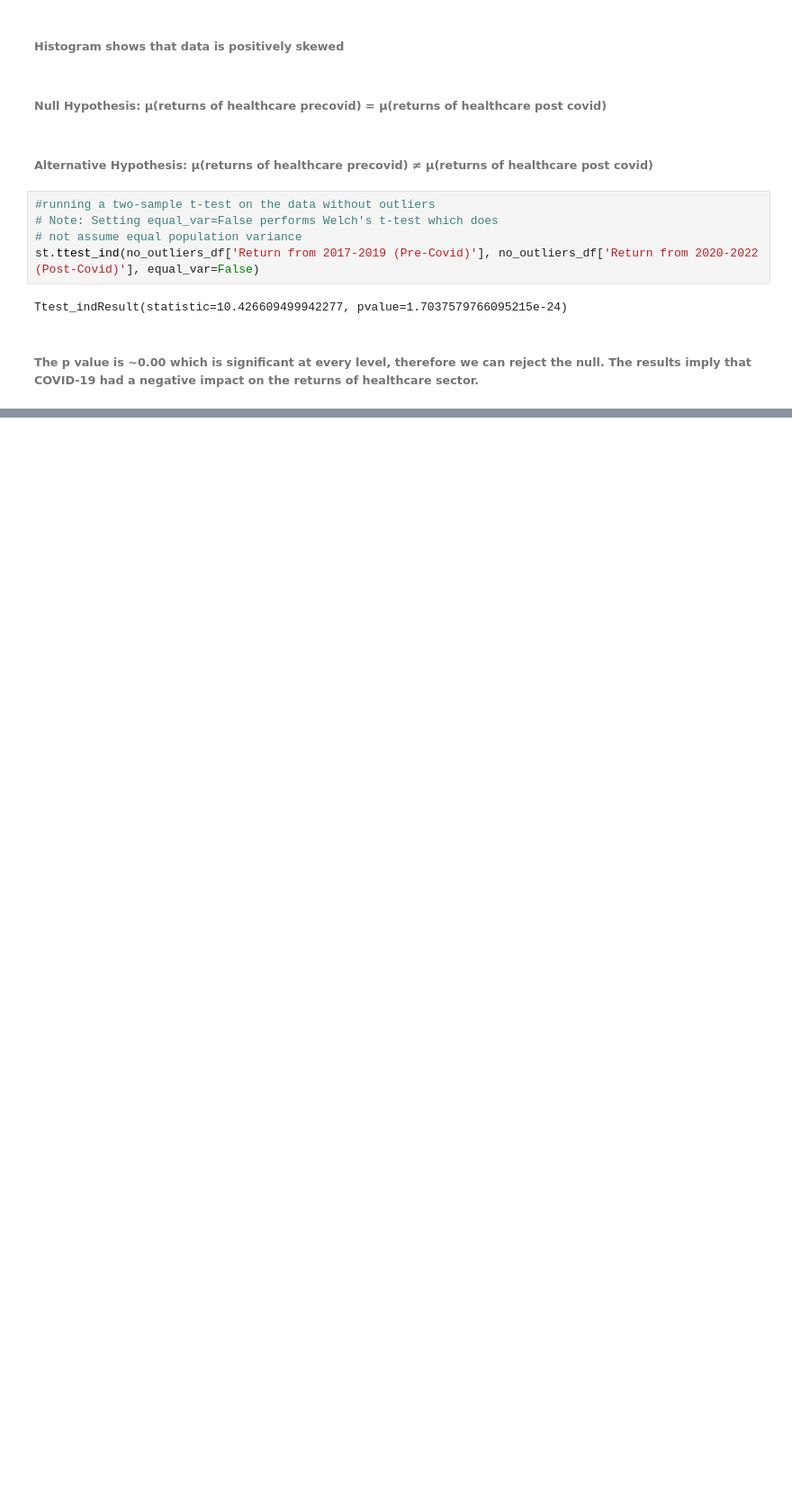
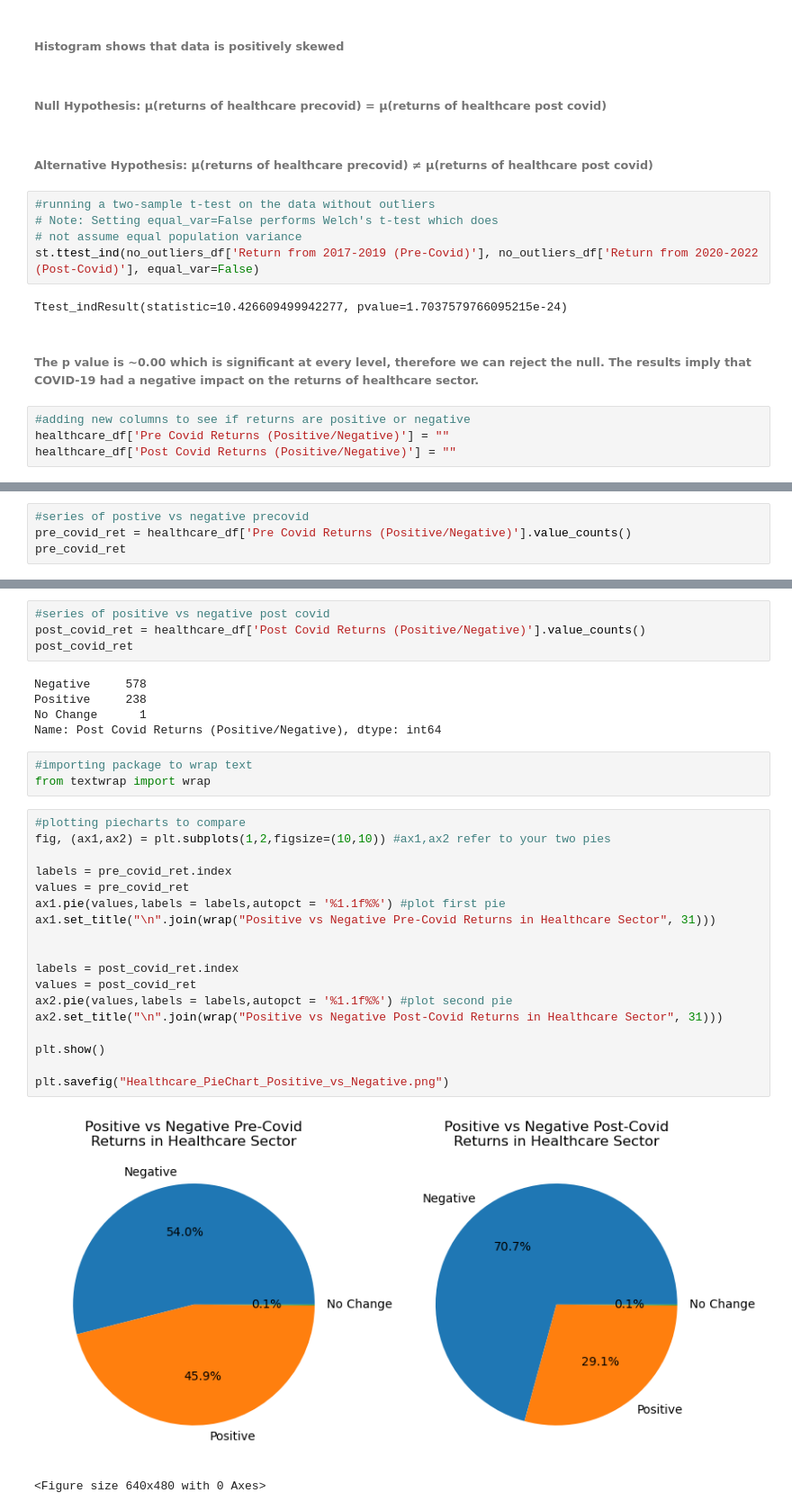
Before and after one commit to gayajohn/eda-project-1-group-4, a Jupyter notebook: Analysis/healthcare_two_sample_ttest.ipynb, the cells around one changed output, grey strips where cells are left out. Shown: that part at 90% size. Drawn from its saved outputs; the diff is of its cells as text; blank space fills up the shorter version.

```diff
--- a/Analysis/healthcare_two_sample_ttest.ipynb
+++ b/Analysis/healthcare_two_sample_ttest.ipynb
@@ -220,3 +228,7 @@ st.ttest_ind(no_outliers_df['Return from 2017-2019 (Pre-Covid)'], no_outliers_df
 Ttest_indResult(statistic=10.426609499942277, pvalue=1.7037579766095215e-24)
 # %% [markdown]
 ###### The p value is ~0.00 which is significant at every level, therefore we can reject the null. The results imply that COVID-19 had a negative impact on the returns of healthcare sector.
+# %%
+#adding new columns to see if returns are positive or negative
+healthcare_df['Pre Covid Returns (Positive/Negative)'] = ""
+healthcare_df['Post Covid Returns (Positive/Negative)'] = ""
@@ -222,0 +272,4 @@ Ttest_indResult(statistic=10.426609499942277, pvalue=1.7037579766095215e-24)
+# %%
+#series of postive vs negative precovid
+pre_covid_ret = healthcare_df['Pre Covid Returns (Positive/Negative)'].value_counts()
+pre_covid_ret
@@ -222,0 +281,33 @@ Ttest_indResult(statistic=10.426609499942277, pvalue=1.7037579766095215e-24)
+# %%
+#series of positive vs negative post covid
+post_covid_ret = healthcare_df['Post Covid Returns (Positive/Negative)'].value_counts()
+post_covid_ret
+# %% [output]
+Negative     578
+Positive     238
+No Change      1
+Name: Post Covid Returns (Positive/Negative), dtype: int64
+# %%
+#importing package to wrap text
+from textwrap import wrap
+# %%
+#plotting piecharts to compare
+fig, (ax1,ax2) = plt.subplots(1,2,figsize=(10,10)) #ax1,ax2 refer to your two pies
+
+labels = pre_covid_ret.index
+values = pre_covid_ret
+ax1.pie(values,labels = labels,autopct = '%1.1f%%') #plot first pie
+ax1.set_title("\n".join(wrap("Positive vs Negative Pre-Covid Returns in Healthcare Sector", 31)))
+
+
+labels = post_covid_ret.index
+values = post_covid_ret
+ax2.pie(values,labels = labels,autopct = '%1.1f%%') #plot second pie
+ax2.set_title("\n".join(wrap("Positive vs Negative Post-Covid Returns in Healthcare Sector", 31)))
+
+plt.show()
+
+plt.savefig("Healthcare_PieChart_Positive_vs_Negative.png")
+# %% [output]
+[figure, added]
+<Figure size 640x480 with 0 Axes>
```
Also changed, not shown: parts of 7 cells of this notebook, 22 other files.
